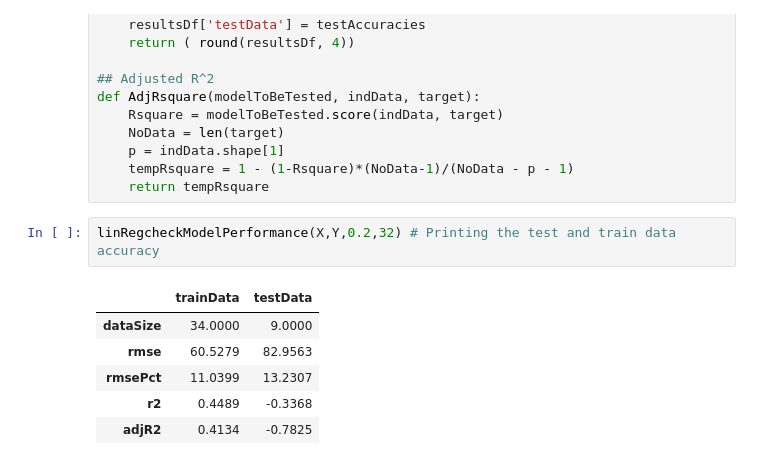
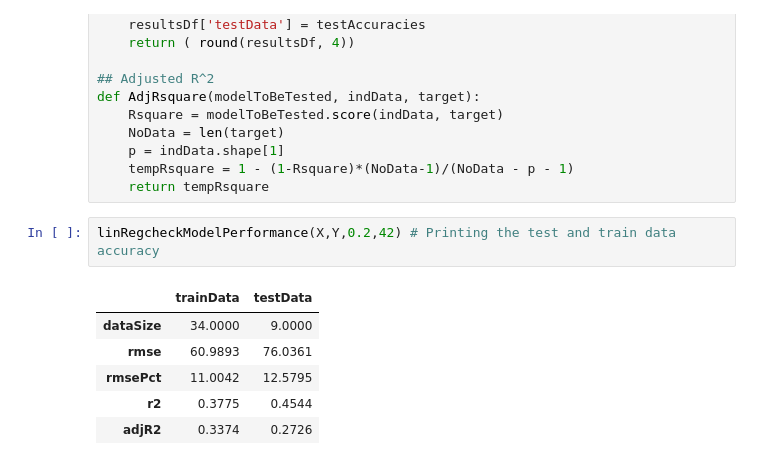
Before and after one commit to GreatLearningAIML1/aiml-ml-hyd-nov-18-batch-sumugapadman, a Jupyter notebook: Residency 2 - Lab External/ExternalLab-Residency2_Multiple_Linear_Regression.ipynb, the cells around one changed output. Saved outputs shown, nothing was run; the diff lists cells and outputs as text.

```diff
--- a/Residency 2 - Lab External/ExternalLab-Residency2_Multiple_Linear_Regression.ipynb
+++ b/Residency 2 - Lab External/ExternalLab-Residency2_Multiple_Linear_Regression.ipynb
@@ -331,11 +331,11 @@ def AdjRsquare(modelToBeTested, indData, target):
     tempRsquare = 1 - (1-Rsquare)*(NoData-1)/(NoData - p - 1)
     return tempRsquare
 # %%
-linRegcheckModelPerformance(X,Y,0.2,32) # Printing the test and train data accuracy
+linRegcheckModelPerformance(X,Y,0.2,42) # Printing the test and train data accuracy
 # %% [output]
 |  | trainData | testData |
 | dataSize | 34.0000 | 9.0000 |
-| rmse | 60.5279 | 82.9563 |
-| rmsePct | 11.0399 | 13.2307 |
-| r2 | 0.4489 | -0.3368 |
-| adjR2 | 0.4134 | -0.7825 |
+| rmse | 60.9893 | 76.0361 |
+| rmsePct | 11.0042 | 12.5795 |
+| r2 | 0.3775 | 0.4544 |
+| adjR2 | 0.3374 | 0.2726 |
```
